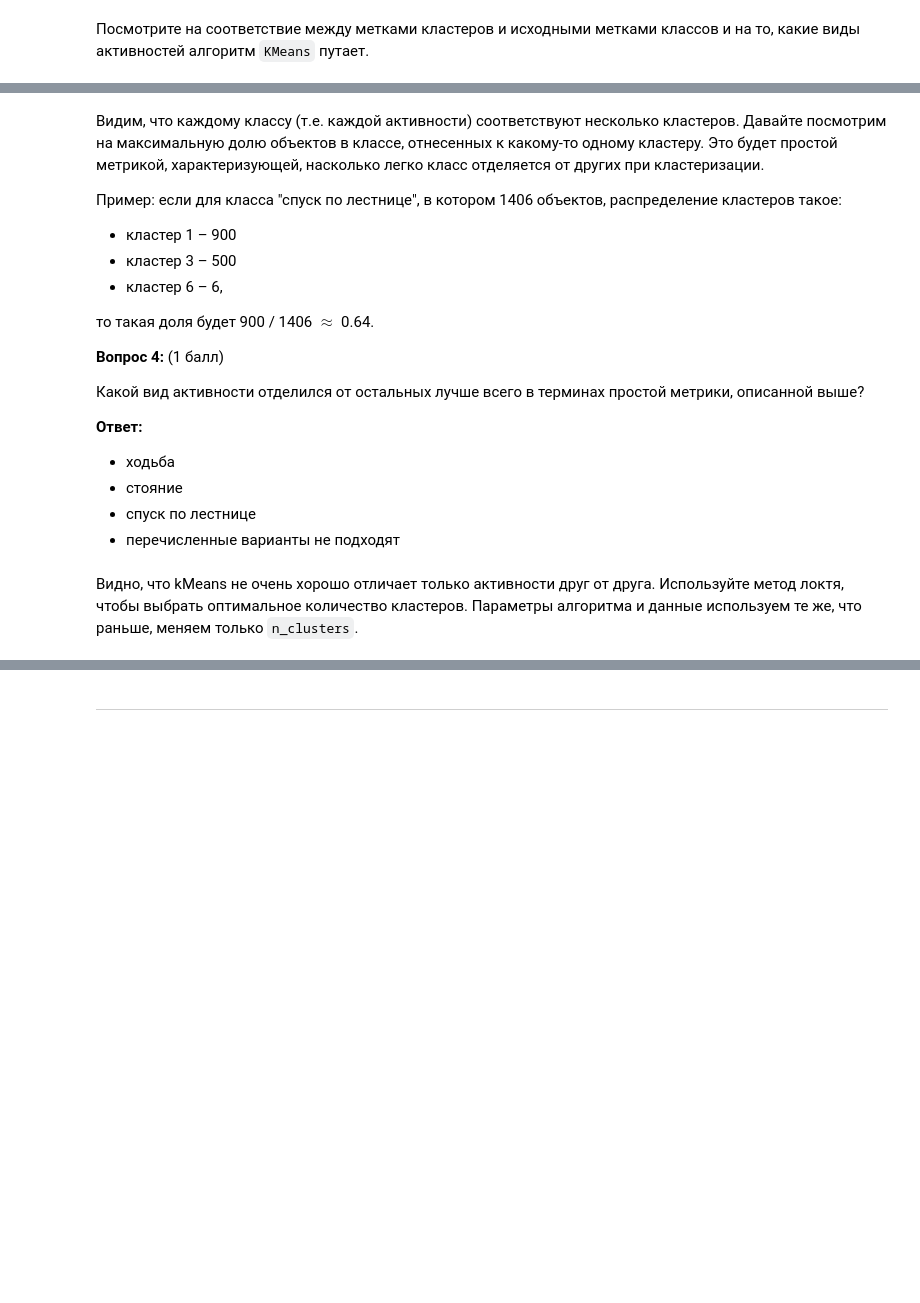
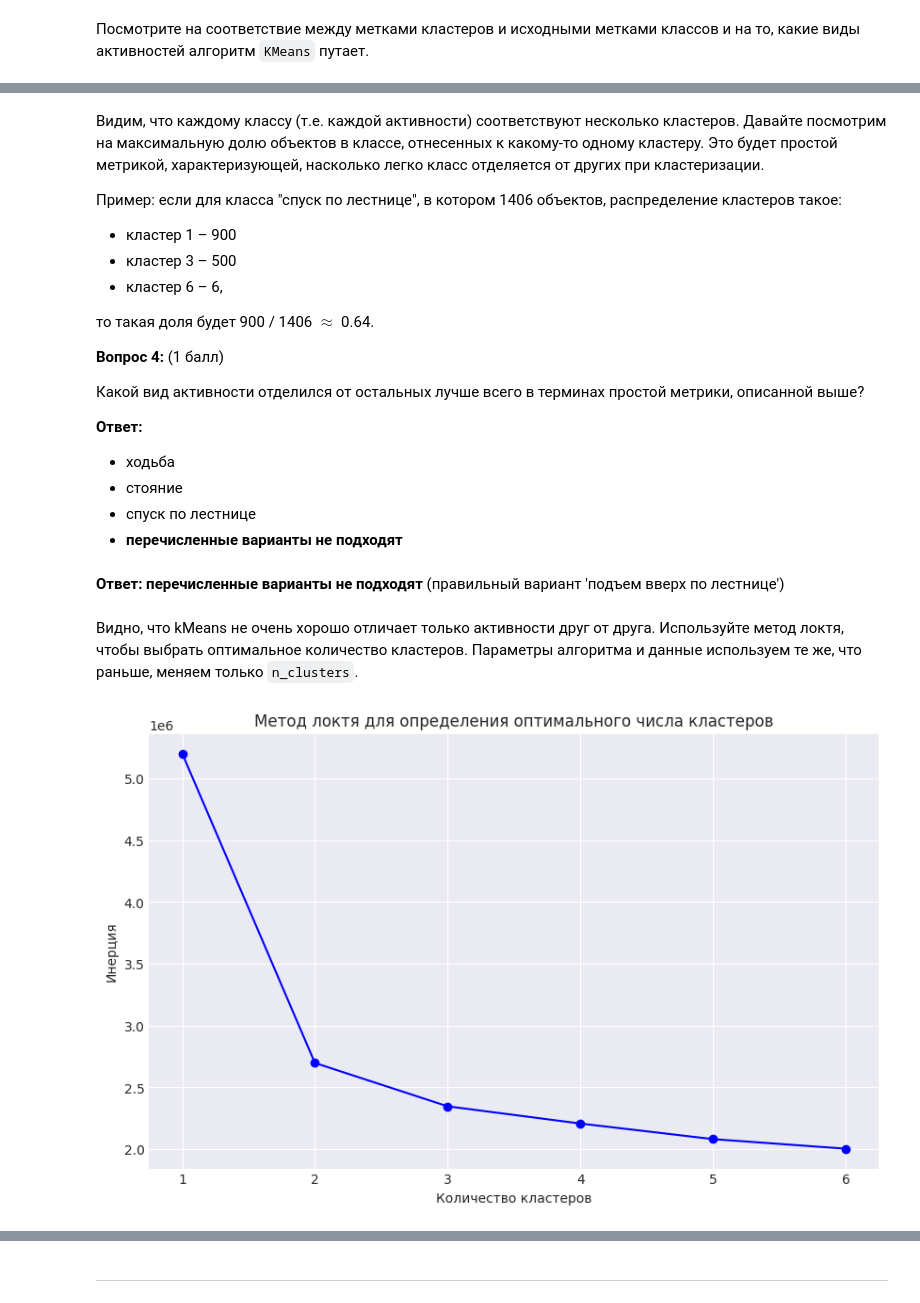
Before and after one commit to NikitaKoros/ml-5-sem, a Jupyter notebook: hw3/hw3-unsupervised.ipynb, the cells around one changed output, grey strips where cells are left out. Drawn from its saved outputs; the diff is of its cells as text; code cells hidden in the pictures; blank space fills up the shorter version.

```diff
--- a/hw3/hw3-unsupervised.ipynb
+++ b/hw3/hw3-unsupervised.ipynb
@@ -179,16 +251,29 @@ tab
 - ходьба
 - стояние
 - спуск по лестнице
-- перечисленные варианты не подходят
+- **перечисленные варианты не подходят**
+# %% [markdown]
+**Ответ: перечисленные варианты не подходят**
+(правильный вариант 'подъем вверх по лестнице')
 # %% [markdown]
 Видно, что kMeans не очень хорошо отличает только активности друг от друга. Используйте метод локтя, чтобы выбрать оптимальное количество кластеров. Параметры алгоритма и данные используем те же, что раньше, меняем только `n_clusters`.
 # %%
 # Ваш код здесь
 inertia = []
 for k in tqdm_notebook(range(1, n_classes + 1)):
-    kmeans = KMeans(n_clusters=k, n_init=100, random_state=RANDOM_STATE)
-    kmeans.fit(X_pca)
-    inertia.append(kmeans.inertia_)
+    kmeans_temp = KMeans(n_clusters=k, n_init=100, random_state=RANDOM_STATE)
+    kmeans_temp.fit(X_pca)
+    inertia.append(kmeans_temp.inertia_)
+
+plt.figure(figsize=(10, 6))
+plt.plot(range(1, n_classes + 1), inertia, 'bo-')
+plt.xlabel('Количество кластеров')
+plt.ylabel('Инерция')
+plt.title('Метод локтя для определения оптимального числа кластеров')
+plt.grid(True)
+plt.show()
+# %% [output]
+[figure, added]
 # %% [markdown]
 **Вопрос 5:** (1 балл)
 
```
Also changed, not shown: parts of 31 cells of this notebook, 2 other files.
